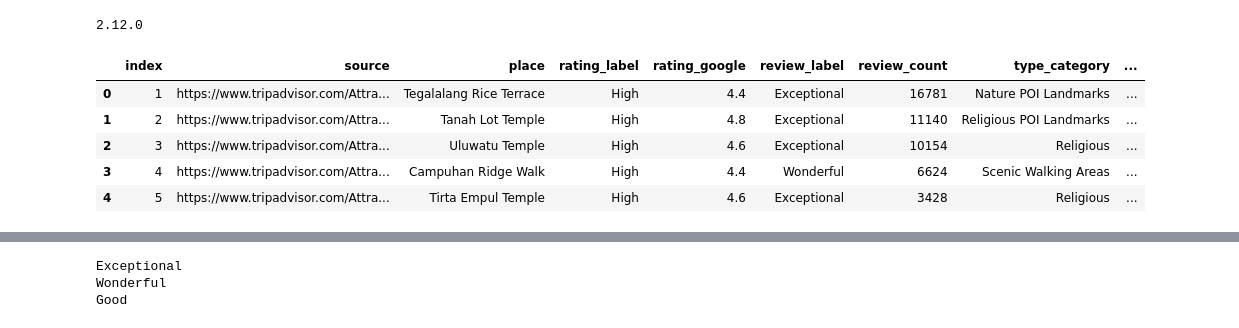
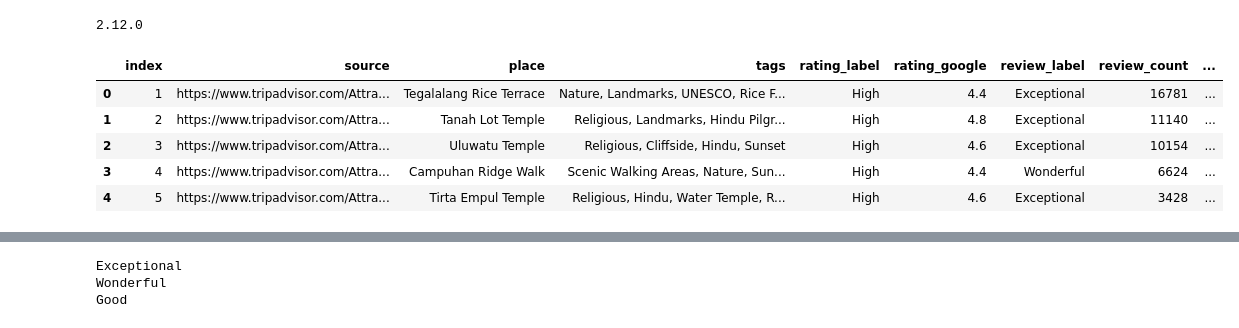
Before and after one commit to travelah/travelah-ml, a Jupyter notebook: Travelah_Model.ipynb, the cells around one changed output, grey strips where cells are left out. Drawn from its saved outputs; the diff is of its cells as text; code cells hidden in the pictures.

```diff
--- a/Travelah_Model.ipynb
+++ b/Travelah_Model.ipynb
@@ -333,17 +301,17 @@ print(tf.__version__)
 # %% [output]
 2.12.0
 # %%
-travel_df = pd.read_csv("/content/drive/MyDrive/Bangkit 2023/Dataset/Final/travel_spot_datasets_final_v2.csv")
+travel_df = pd.read_csv("/content/drive/MyDrive/Bangkit 2023/Dataset/Final/travel_spot_datasets_final_updated_with_region_v2.csv")
 hotel_df = pd.read_csv('/content/drive/MyDrive/Bangkit 2023/Dataset/Final/booking_datasets_final_updated_with_region.csv')
 food_df = pd.read_csv('/content/drive/MyDrive/Bangkit 2023/Dataset/Final/food_datasets_final_updated_with_region.csv')
 travel_df.head()
 # %% [output]
-|  | index | source | place | rating_label | rating_google | review_label | review_count | type_category | ... |
-| 0 | 1 | https://www.tripadvisor.com/Attra... | Tegalalang Rice Terrace | High | 4.4 | Exceptional | 16781 | Nature POI Landmarks | ... |
-| 1 | 2 | https://www.tripadvisor.com/Attra... | Tanah Lot Temple | High | 4.8 | Exceptional | 11140 | Religious POI Landmarks | ... |
-| 2 | 3 | https://www.tripadvisor.com/Attra... | Uluwatu Temple | High | 4.6 | Exceptional | 10154 | Religious | ... |
-| 3 | 4 | https://www.tripadvisor.com/Attra... | Campuhan Ridge Walk | High | 4.4 | Wonderful | 6624 | Scenic Walking Areas | ... |
-| 4 | 5 | https://www.tripadvisor.com/Attra... | Tirta Empul Temple | High | 4.6 | Exceptional | 3428 | Religious | ... |
+|  | index | source | place | tags | rating_label | rating_google | review_label | review_count | ... |
+| 0 | 1 | https://www.tripadvisor.com/Attra... | Tegalalang Rice Terrace | Nature, Landmarks, UNESCO, Rice F... | High | 4.4 | Exceptional | 16781 | ... |
+| 1 | 2 | https://www.tripadvisor.com/Attra... | Tanah Lot Temple | Religious, Landmarks, Hindu Pilgr... | High | 4.8 | Exceptional | 11140 | ... |
+| 2 | 3 | https://www.tripadvisor.com/Attra... | Uluwatu Temple | Religious, Cliffside, Hindu, Sunset | High | 4.6 | Exceptional | 10154 | ... |
+| 3 | 4 | https://www.tripadvisor.com/Attra... | Campuhan Ridge Walk | Scenic Walking Areas, Nature, Sun... | High | 4.4 | Wonderful | 6624 | ... |
+| 4 | 5 | https://www.tripadvisor.com/Attra... | Tirta Empul Temple | Religious, Hindu, Water Temple, R... | High | 4.6 | Exceptional | 3428 | ... |
 # %%
 hotel_df.head()
 # %% [output]
```
Also changed, not shown: parts of 56 cells of this notebook.
